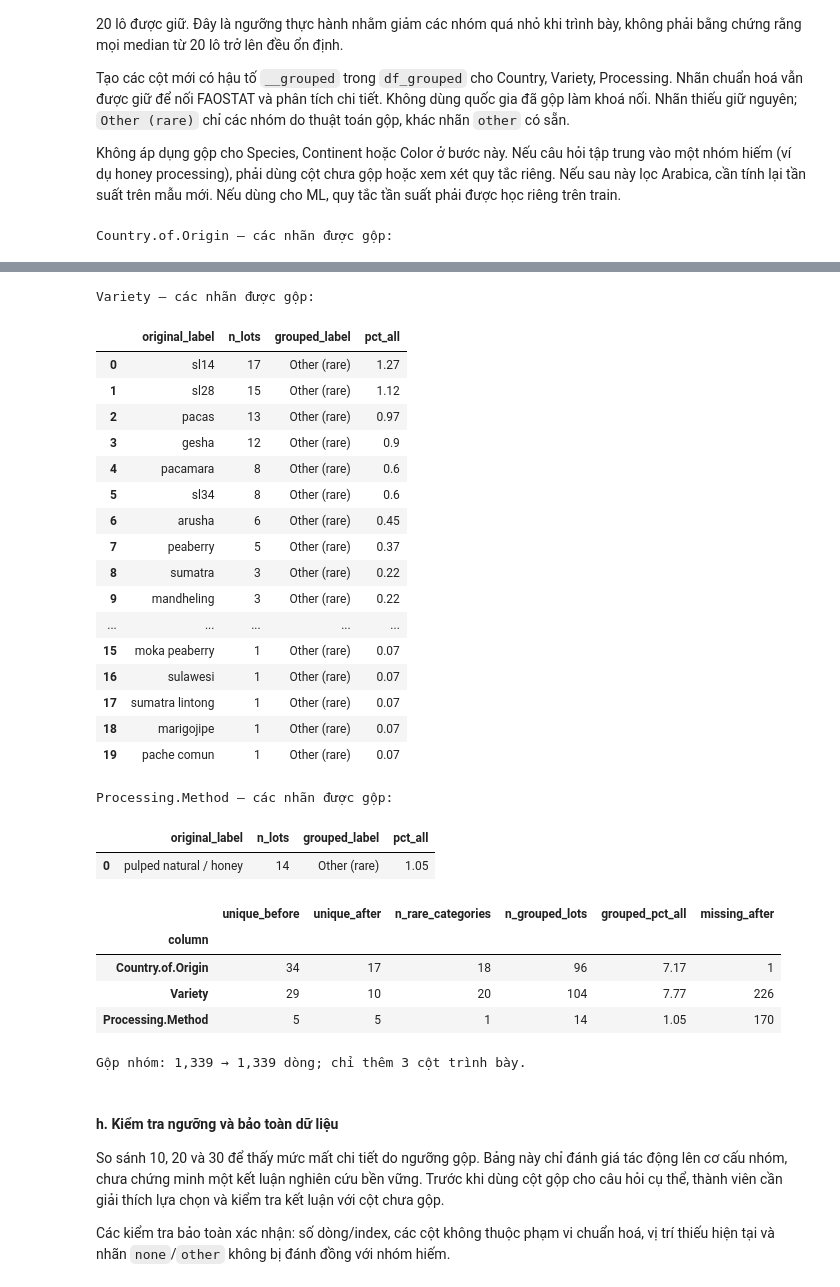
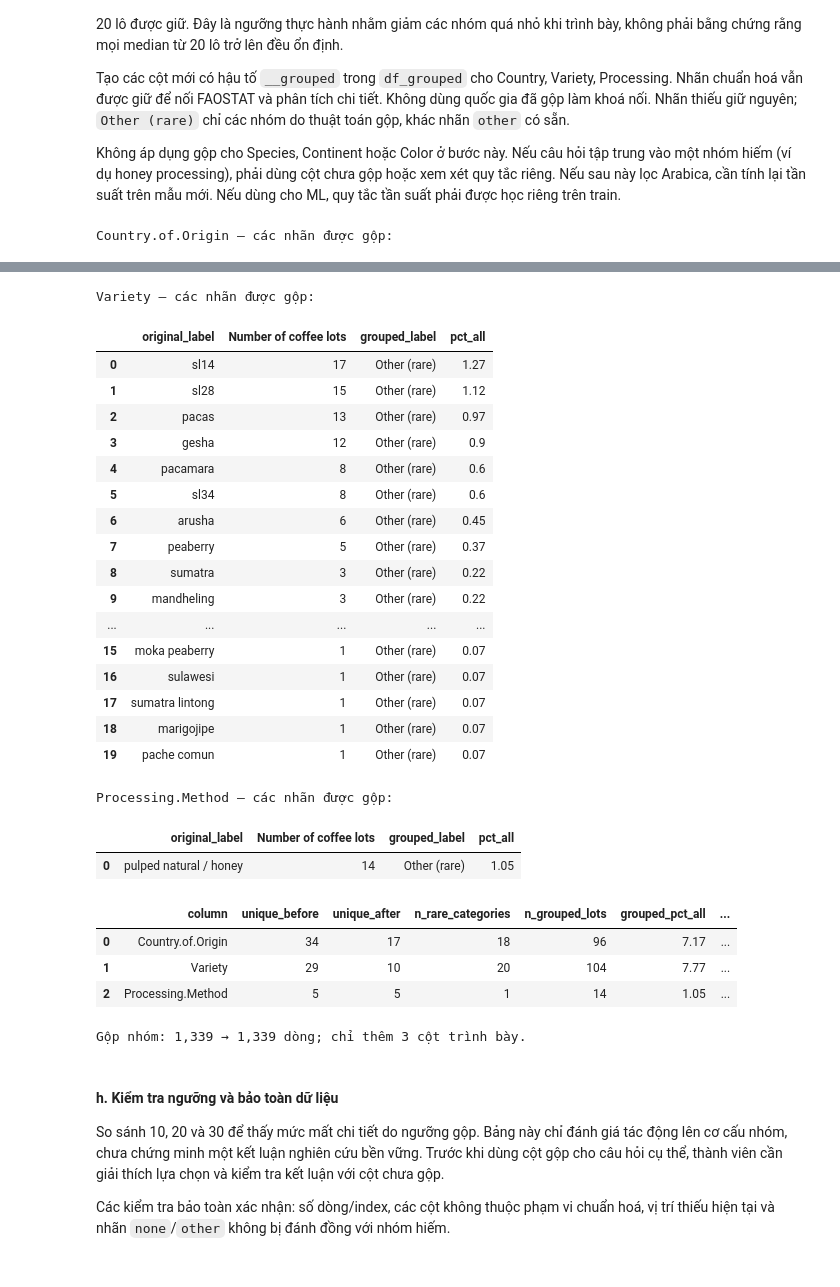
Before and after one commit to dnhoang-2006/coffee-quality, a Jupyter notebook: notebooks/01_collection_exploration.ipynb, the cells around one changed output, grey strips where cells are left out. Saved outputs shown, nothing was run; the diff lists cells and outputs as text; code cells hidden in the pictures.

```diff
--- a/notebooks/01_collection_exploration.ipynb
+++ b/notebooks/01_collection_exploration.ipynb
@@ -1295,6 +1295,17 @@ Mỗi dòng đầu vào được xem là một bản ghi lô cà phê. Phần n
 
 `n_unique_nonmissing` không tính giá trị thiếu. Các tỷ lệ trong bảng tổng quan đều có mẫu số là **toàn bộ số dòng đầu vào**. Độ tập trung được mô tả bằng tỷ lệ nhãn phổ biến nhất, chưa phải tiêu chuẩn tự động bỏ cột.
 # %%
+from IPython.display import HTML
+
+
+def display_centered_table(table):
+    """Center column headings and values in the displayed table."""
+    html = table.to_html(notebook=True)
+    html = html.replace("<th>", '<th style="text-align: center !important;">')
+    html = html.replace("<td>", '<td style="text-align: center !important;">')
+    display(HTML(html))
+
+
 missing_columns = set(CAT_COLS) - set(df.columns)
 if missing_columns:
     raise ValueError(f"Thiếu các cột bắt buộc: {sorted(missing_columns)}")
@@ -1317,5 +1328,5 @@ for column in CAT_COLS:
         "top_pct_all": top_count / n_rows * 100,
     })
 cat_summary = pd.DataFrame(summary_rows).set_index("column")
-display(cat_summary.round(2))
+display_centered_table(cat_summary.reset_index().round(2))
 # %% [output]
@@ -1342,6 +1352,6 @@ for column in CAT_COLS:
     table["pct_known"] = table["n_lots"] / known_n * 100 if known_n else float("nan")
     top5_tables[column] = table
     print(f"{column} — đã biết: {known_n:,}; thiếu: {n_rows - known_n:,}")
-    display(table.round(2))
+    display_centered_table(table.round(2).rename(columns={"n_lots": "Number of coffee lots"}))
 # %% [output]
 Species — đã biết: 1,339; thiếu: 0
@@ -1504,7 +1512,7 @@ for column in REVIEW_COLS:
     audit = audit.sort_values(["n_lots", "before"], ascending=[False, True]).reset_index(drop=True)
     label_audits[column] = audit
     print(column)
-    display(audit)
+    display_centered_table(audit.rename(columns={"n_lots": "Number of coffee lots"}))
 
 country_base = (df["Country.of.Origin"].astype("string").str.strip()
                 .str.replace(r"\s+", " ", regex=True).str.casefold())
@@ -1514,6 +1522,6 @@ alias_usage = pd.DataFrame([
     if country_base.eq(old).any()
 ])
 print("Alias quốc gia thực sự được áp dụng:")
-display(alias_usage)
+display_centered_table(alias_usage.rename(columns={"n_lots": "Number of coffee lots"}))
 # %% [output]
 Country.of.Origin
@@ -1596,9 +1604,9 @@ for column in REVIEW_COLS:
         "missing_after": int(df_grouped[grouped_column].isna().sum()),
     })
     print(f"{column} — các nhãn được gộp:")
-    display(audit.round(2))
+    display_centered_table(audit.round(2).rename(columns={"n_lots": "Number of coffee lots"}))
 rare_summary = pd.DataFrame(rare_summaries).set_index("column")
-display(rare_summary.round(2))
+display_centered_table(rare_summary.reset_index().round(2))
 print(f"Gộp nhóm: {len(df_labels):,} → {len(df_grouped):,} dòng; chỉ thêm 3 cột trình bày.")
 # %% [output]
 Country.of.Origin — các nhãn được gộp:
@@ -1611,40 +1619,39 @@ Country.of.Origin — các nhãn được gộp:
 | 5 | myanmar | 8 | Other (rare) | 0.6 |
 | 6 | haiti | 6 | Other (rare) | 0.45 |
 | 7 | philippines | 5 | Other (rare) | 0.37 |
 | 8 | panama | 4 | Other (rare) | 0.3 |
 | 9 | ecuador | 3 | Other (rare) | 0.22 |
 | ... | ... | ... | ... | ... |
 | 13 | japan | 1 | Other (rare) | 0.07 |
 | 14 | rwanda | 1 | Other (rare) | 0.07 |
 | 15 | zambia | 1 | Other (rare) | 0.07 |
 | 16 | mauritius | 1 | Other (rare) | 0.07 |
 | 17 | cote d'ivoire | 1 | Other (rare) | 0.07 |
 Variety — các nhãn được gộp:
-|  | original_label | n_lots | grouped_label | pct_all |
+|  | original_label | Number of coffee lots | grouped_label | pct_all |
 | 0 | sl14 | 17 | Other (rare) | 1.27 |
 | 1 | sl28 | 15 | Other (rare) | 1.12 |
 | 2 | pacas | 13 | Other (rare) | 0.97 |
 | 3 | gesha | 12 | Other (rare) | 0.9 |
 | 4 | pacamara | 8 | Other (rare) | 0.6 |
 | 5 | sl34 | 8 | Other (rare) | 0.6 |
 | 6 | arusha | 6 | Other (rare) | 0.45 |
 | 7 | peaberry | 5 | Other (rare) | 0.37 |
 | 8 | sumatra | 3 | Other (rare) | 0.22 |
 | 9 | mandheling | 3 | Other (rare) | 0.22 |
 | ... | ... | ... | ... | ... |
 | 15 | moka peaberry | 1 | Other (rare) | 0.07 |
 | 16 | sulawesi | 1 | Other (rare) | 0.07 |
 | 17 | sumatra lintong | 1 | Other (rare) | 0.07 |
 | 18 | marigojipe | 1 | Other (rare) | 0.07 |
 | 19 | pache comun | 1 | Other (rare) | 0.07 |
 Processing.Method — các nhãn được gộp:
-|  | original_label | n_lots | grouped_label | pct_all |
+|  | original_label | Number of coffee lots | grouped_label | pct_all |
 | 0 | pulped natural / honey | 14 | Other (rare) | 1.05 |
-|  | unique_before | unique_after | n_rare_categories | n_grouped_lots | grouped_pct_all | missing_after |
-| column |  |  |  |  |  |  |
-| Country.of.Origin | 34 | 17 | 18 | 96 | 7.17 | 1 |
-| Variety | 29 | 10 | 20 | 104 | 7.77 | 226 |
-| Processing.Method | 5 | 5 | 1 | 14 | 1.05 | 170 |
+|  | column | unique_before | unique_after | n_rare_categories | n_grouped_lots | grouped_pct_all | ... |
+| 0 | Country.of.Origin | 34 | 17 | 18 | 96 | 7.17 | ... |
+| 1 | Variety | 29 | 10 | 20 | 104 | 7.77 | ... |
+| 2 | Processing.Method | 5 | 5 | 1 | 14 | 1.05 | ... |
 Gộp nhóm: 1,339 → 1,339 dòng; chỉ thêm 3 cột trình bày.
 # %% [markdown]
 #### h. Kiểm tra ngưỡng và bảo toàn dữ liệu
```
Also changed, not shown: parts of 13 cells of this notebook, 2 other files.
